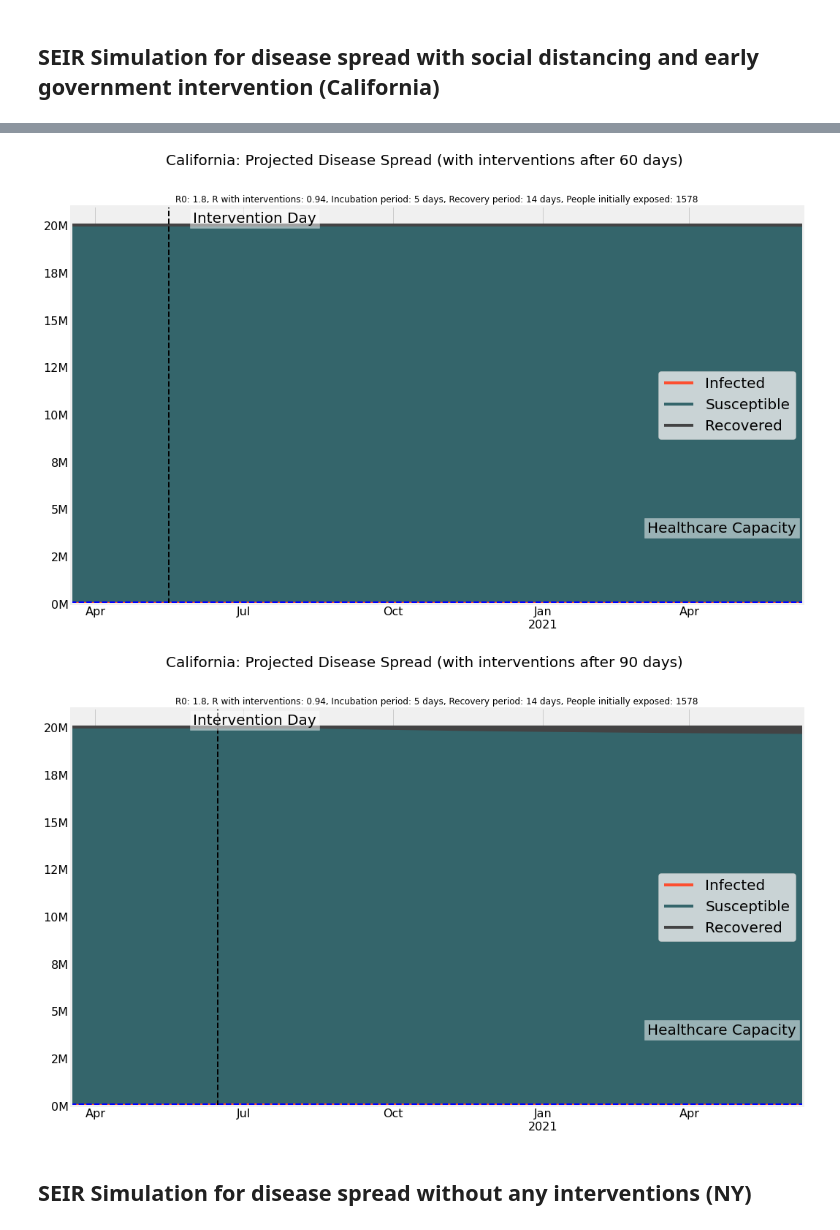
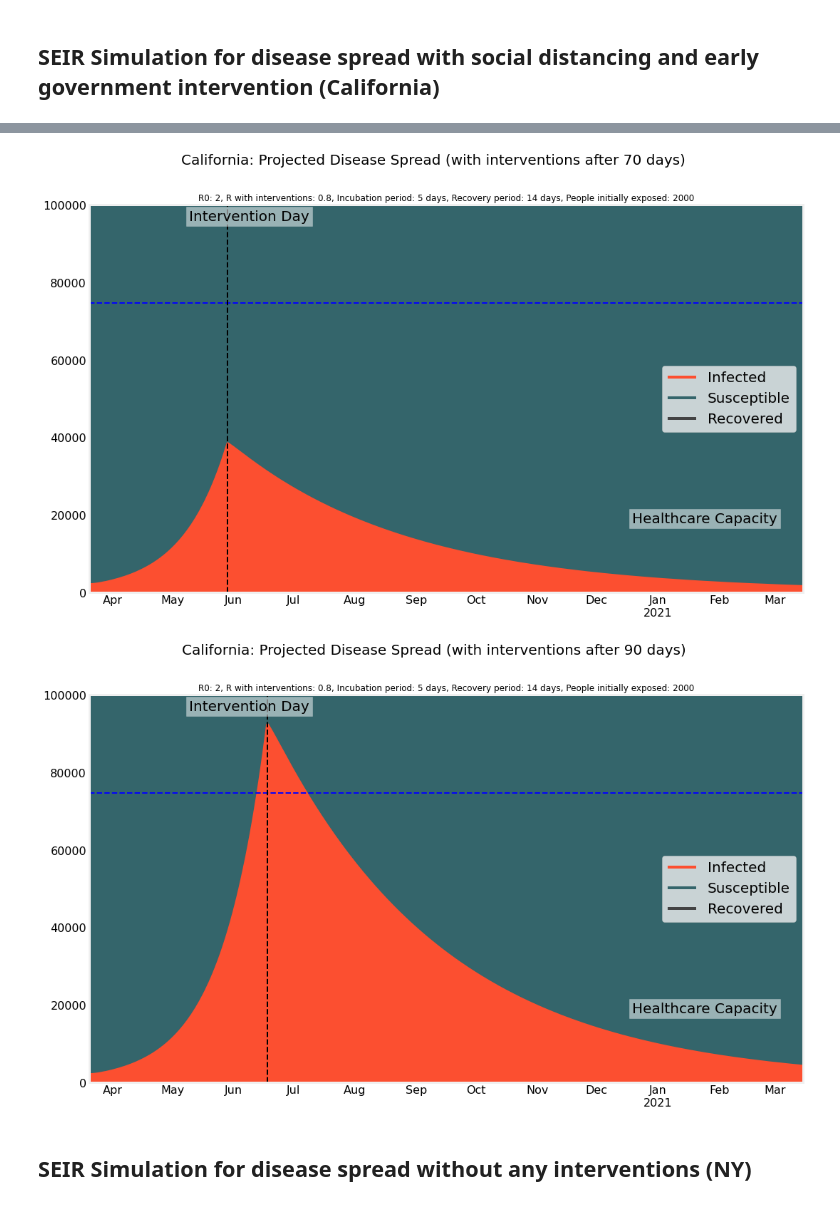
Before and after one commit to Niharika1203/CSE246_FinalProject-1, a Jupyter notebook: CSE246-FinalProject-COVID-19.ipynb, the cells around one changed output, grey strips where cells are left out. Drawn from its saved outputs; the diff is of its cells as text; code cells hidden in the pictures.

```diff
--- a/CSE246-FinalProject-COVID-19.ipynb
+++ b/CSE246-FinalProject-COVID-19.ipynb
@@ -448,9 +448,9 @@ SEIR_chart(
 # %%
 # Model parameters
 reproduction_number_without_interventions = 3.8  # Number of susceptible people who get exposed/infected by an infected individual.
-reproduction_number_with_interventions = 0.80  # Number of susceptible people who get exposed/infected by an infected individual.
+reproduction_number_with_interventions = 0.8  # Number of susceptible people who get exposed/infected by an infected individual.
 
-intervention_days = [22, 28, 60]
+intervention_days = [22, 30, 60]
 for intervention_day in intervention_days:
     # Model rates calculations
     beta = (
@@ -496,7 +496,7 @@ for intervention_day in intervention_days:
             recovery_period,
             initial_exposed,
         ),
-        1000000
+      1e6
     )
     SEIR_chart_extra_annotations(
         pd.to_datetime(start_date + pd.Timedelta(days=intervention_day)), 120000 )
@@ -582,7 +582,7 @@ SEIR_chart(
 # Model parameters
 incubation_period = 5 # Days from infection to transmission / latent period until becoming infectious.
 recovery_period = 14 # Days from infection to recovery (until no longer being infectious).
-reproduction_number = 1.3 # Number of susceptible people who get exposed/infected by an infected individual.
+reproduction_number = 1.4 # Number of susceptible people who get exposed/infected by an infected individual.
 
 # Model rates calculations
 sigma = 1 / incubation_period
@@ -591,11 +591,11 @@ gamma = 1 / recovery_period
 beta = lambda _: reproduction_number * gamma
 
 # Simulation parameters
-simulation_duration = 20 * 30  # 25 months in days
+simulation_duration = 25 * 30  # 25 months in days
 population_size = 1380e4       #1380e6
 
 # Initial_conditions
-start_date = pd.to_datetime("2020-03-29") # When total cases crossed 1998
+start_date = pd.to_datetime("2020-03-29") # When total cases crossed 1000
 initial_exposed = 1024
 initial_infected = 0
 initial_recovered = 0
@@ -635,6 +635,6 @@ SEIR_chart(
         reproduction_number, incubation_period, recovery_period, initial_exposed
     ),
 
-    3000000
+    800000
 )
 # %% [output]
@@ -643,10 +643,10 @@ SEIR_chart(
 ## SEIR Simulation for disease spread with social distancing and early government intervention (INDIA)
 # %%
 # Model parameters
-reproduction_number_without_interventions = 2.5  # Number of susceptible people who get exposed/infected by an infected individual.
-reproduction_number_with_interventions = 0.43  # Number of susceptible people who get exposed/infected by an infected individual.
+reproduction_number_without_interventions = 2.8  # Number of susceptible people who get exposed/infected by an infected individual.
+reproduction_number_with_interventions = 0.9 # Number of susceptible people who get exposed/infected by an infected individual.
 
-intervention_days = [30, 60, 90]
+intervention_days = [55, 65, 90]
 for intervention_day in intervention_days:
     # Model rates calculations
     beta = (
@@ -689,7 +689,7 @@ for intervention_day in intervention_days:
             recovery_period,
             initial_exposed,
         ),
-    )
+    800000)
     SEIR_chart_extra_annotations(
-        pd.to_datetime(start_date + pd.Timedelta(days=intervention_day)) , 745203 )
+        pd.to_datetime(start_date + pd.Timedelta(days=intervention_day)) , 500000 )
 # %% [output]
@@ -763,7 +764,7 @@ SEIR_chart(
 # Model parameters
 incubation_period = 5 # Days from infection to transmission / latent period until becoming infectious.
 recovery_period = 14 # Days from infection to recovery (until no longer being infectious).
-reproduction_number = 1 # Number of susceptible people who get exposed/infected by an infected individual.
+reproduction_number = 1.5 # Number of susceptible people who get exposed/infected by an infected individual.
 
 # Model rates calculations
 sigma = 1 / incubation_period
@@ -772,12 +773,12 @@ gamma = 1 / recovery_period
 beta = lambda _: reproduction_number * gamma
 
 # Simulation parameters
-simulation_duration = 15 * 30  # 15 months in days
+simulation_duration = 12 * 30  # 15 months in days
 population_size = 40e6 #39512223
 
 # Initial_conditions
 start_date = pd.to_datetime("2020-03-20") # When total cases crossed 1000
-initial_exposed = 1281
+initial_exposed = 2000
 initial_infected = 0
 initial_recovered = 0
 init_vals = (
@@ -814,6 +815,6 @@ SEIR_chart(
     "California : Projected Disease Spread (with Social Distancing)",
     "Reproduction number: {}, Incubation period: {} days, Recovery period: {} days, People initially exposed: {}".format(
         reproduction_number, incubation_period, recovery_period, initial_exposed
-    ),
+    ), 1e7
 )
 # %% [output]
@@ -822,10 +823,10 @@ SEIR_chart(
 ## SEIR Simulation for disease spread with social distancing and early government intervention (California)
 # %%
 # Model parameters
-reproduction_number_without_interventions = 1.8  # Number of susceptible people who get exposed/infected by an infected individual.
-reproduction_number_with_interventions = 0.94  # Number of susceptible people who get exposed/infected by an infected individual.
+reproduction_number_without_interventions = 2  # Number of susceptible people who get exposed/infected by an infected individual.
+reproduction_number_with_interventions = 0.8  # Number of susceptible people who get exposed/infected by an infected individual.
 
-intervention_days = [30, 60, 90]
+intervention_days = [55, 70, 90]
 for intervention_day in intervention_days:
     # Model rates calculations
     beta = (
@@ -868,7 +869,7 @@ for intervention_day in intervention_days:
             recovery_period,
             initial_exposed,
         ),
-    )
+    100000)
     SEIR_chart_extra_annotations(
         pd.to_datetime(start_date + pd.Timedelta(days=intervention_day)) , 74624 )
 # %% [output]
@@ -876,5 +877,5 @@ for intervention_day in intervention_days:
-[figure, old version]
+[figure, new version]
-[figure, old version]
+[figure, new version]
 # %% [markdown]
 ## SEIR Simulation for disease spread without any interventions (NY)
 # %%
```
Also changed, not shown: parts of 18 cells of this notebook.
